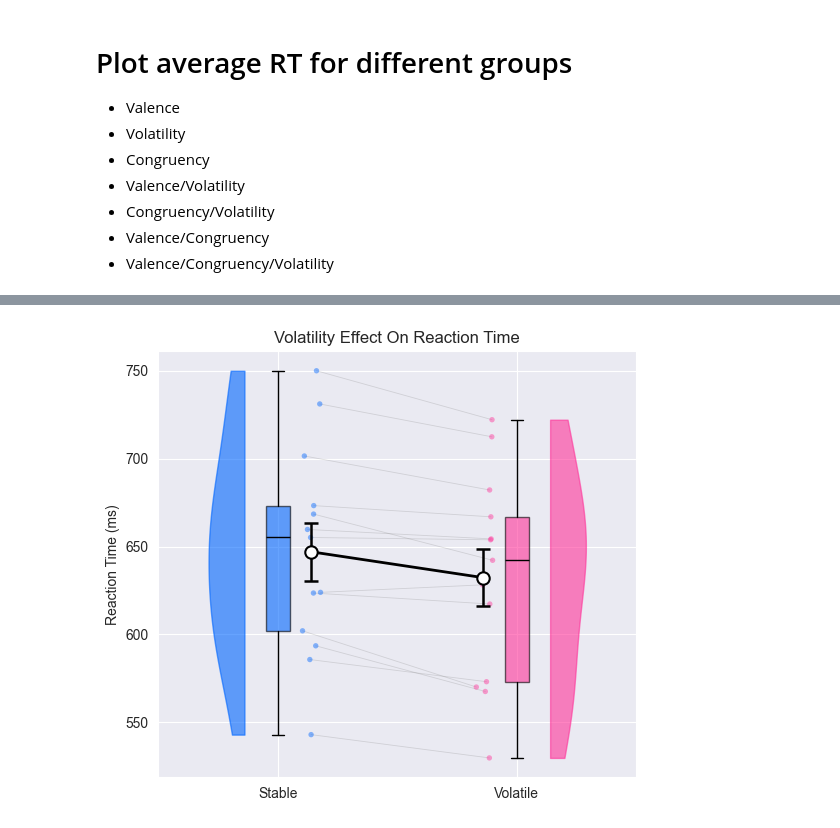
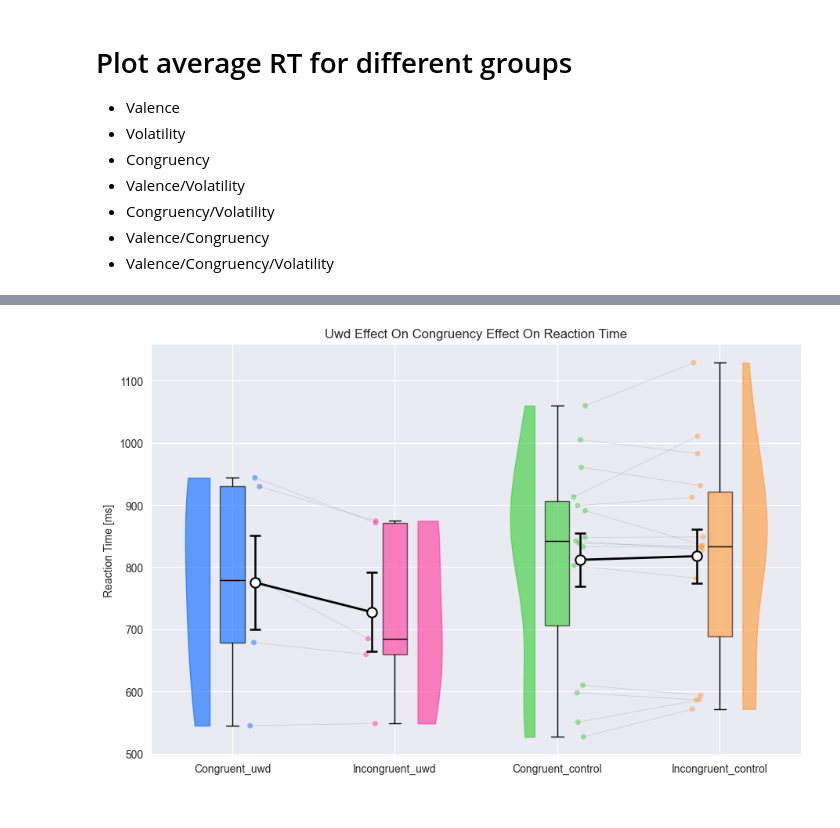
Before and after one commit to KTZ228/phd_1_analysis, a Jupyter notebook: analyses_behavioural/standard parameters/reaction-time_analysis.ipynb, the cells around one changed output, grey strips where cells are left out. Cells and saved outputs as stored; diff of their text form; code cells hidden in the pictures.

```diff
--- a/analyses_behavioural/standard parameters/reaction-time_analysis.ipynb
+++ b/analyses_behavioural/standard parameters/reaction-time_analysis.ipynb
@@ -187,29 +185,54 @@ utils.plotting_functions.paired_raincloud(
+# %%
+if dataset == 'africa':
+    combined_results_pivoted = (
+        combined_results_dataframe
+        .pivot_table(
+            index='subject_id',
+            columns=['congruency', 'stimulation_condition'],
+            values='RT_ms',
+            aggfunc='mean'
+        )
+    )
+    combined_results_pivoted.columns = [f'{congruency}_{condition}' for congruency, condition in combined_results_pivoted.columns]
+    combined_results_pivoted = combined_results_pivoted.reset_index()
+
+    # Plot the two groups using a raincloud plot
+    utils.plotting_functions.paired_raincloud(
+        combined_results_pivoted,
+        columns=['congruent_uwd','incongruent_uwd','congruent_control','incongruent_control'],
+        flip=['left','right','left','right'],
+        connect_pairs=[(0, 1), (2, 3)],
+        output_dir=output_dir,
+        ylabel_name='reaction time [ms]',
+        plot_name='uwd effect on congruency effect on reaction time'
+    );
+# %% [output]
+[figure, added]
 # %%
-# Single-pass aggregation & reshape
-combined_results_pivoted = (
-    combined_results_dataframe
-    .pivot_table(
-        index=['subject_id'],
-        columns='volatility',
-        values='RT_ms',
-        aggfunc='mean'
+if dataset!='africa':
+    # Single-pass aggregation & reshape
+    combined_results_pivoted = (
+        combined_results_dataframe
+        .pivot_table(
+            index=['subject_id'],
+            columns='volatility',
+            values='RT_ms',
+            aggfunc='mean'
+        )
+        .reset_index()
     )
-    .reset_index()
-)
-combined_results_pivoted = combined_results_pivoted.rename_axis(None, axis=1)
+    combined_results_pivoted = combined_results_pivoted.rename_axis(None, axis=1)
 
-# Plot the two groups using a raincloud plot
-utils.plotting_functions.paired_raincloud(
-    combined_results_pivoted,
-    columns=['stable', 'volatile'],
-    labels=['stable', 'volatile'],
-    flip=['left','right'],
-    output_dir=output_dir,
-    ylabel_name='reaction time (ms)',
-    plot_name='volatility effect on reaction time'
-);
+    # Plot the two groups using a raincloud plot
+    utils.plotting_functions.paired_raincloud(
+        combined_results_pivoted,
+        columns=['stable', 'volatile'],
+        labels=['stable', 'volatile'],
+        flip=['left','right'],
+        output_dir=output_dir,
+        ylabel_name='reaction time [ms]',
+        plot_name='volatility effect on reaction time'
+    );
-# %% [output]
-[figure, removed]
 # %%
 if dataset!='africa':
     # Single-pass aggregation & reshape
```
Also changed, not shown: parts of 9 cells of this notebook, 6 other files.
